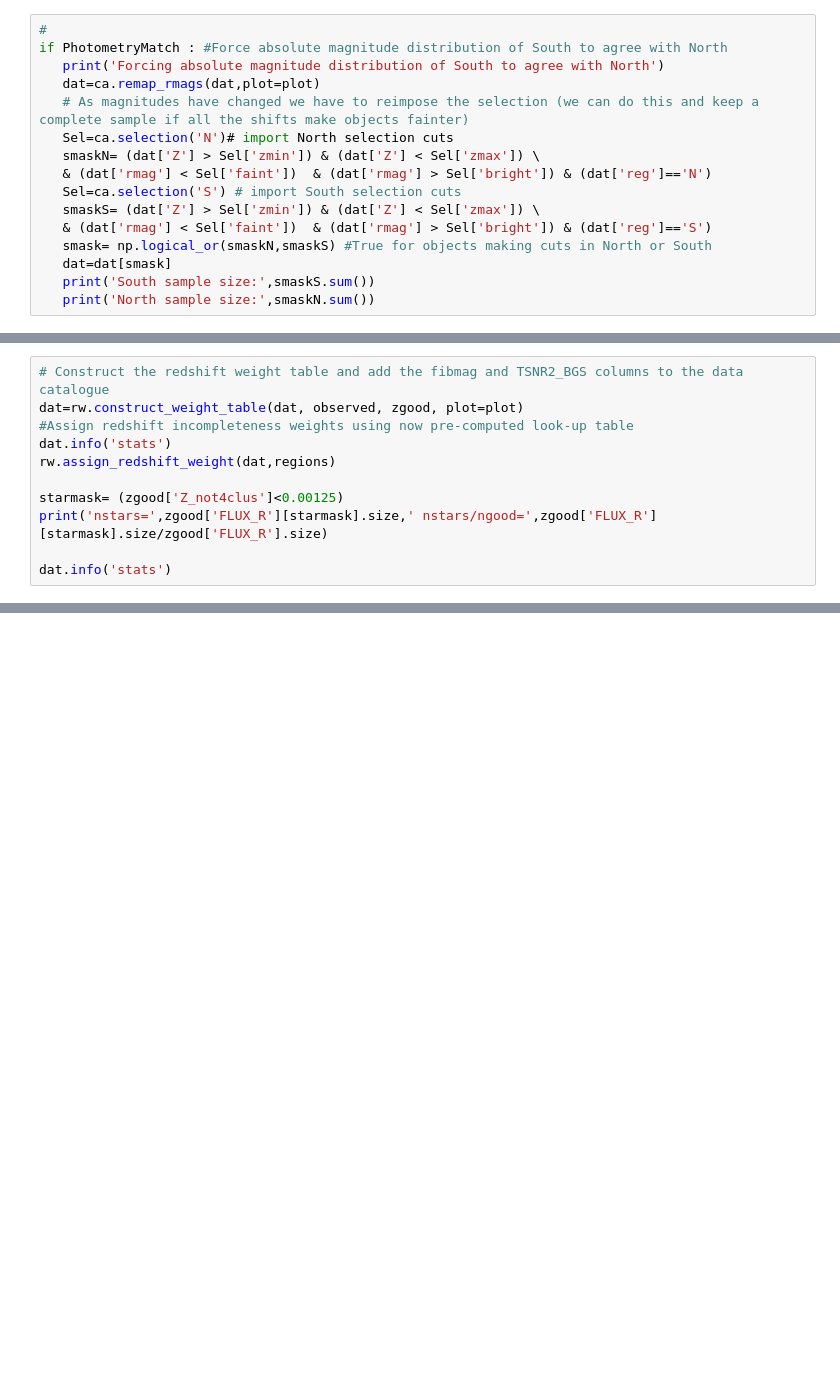
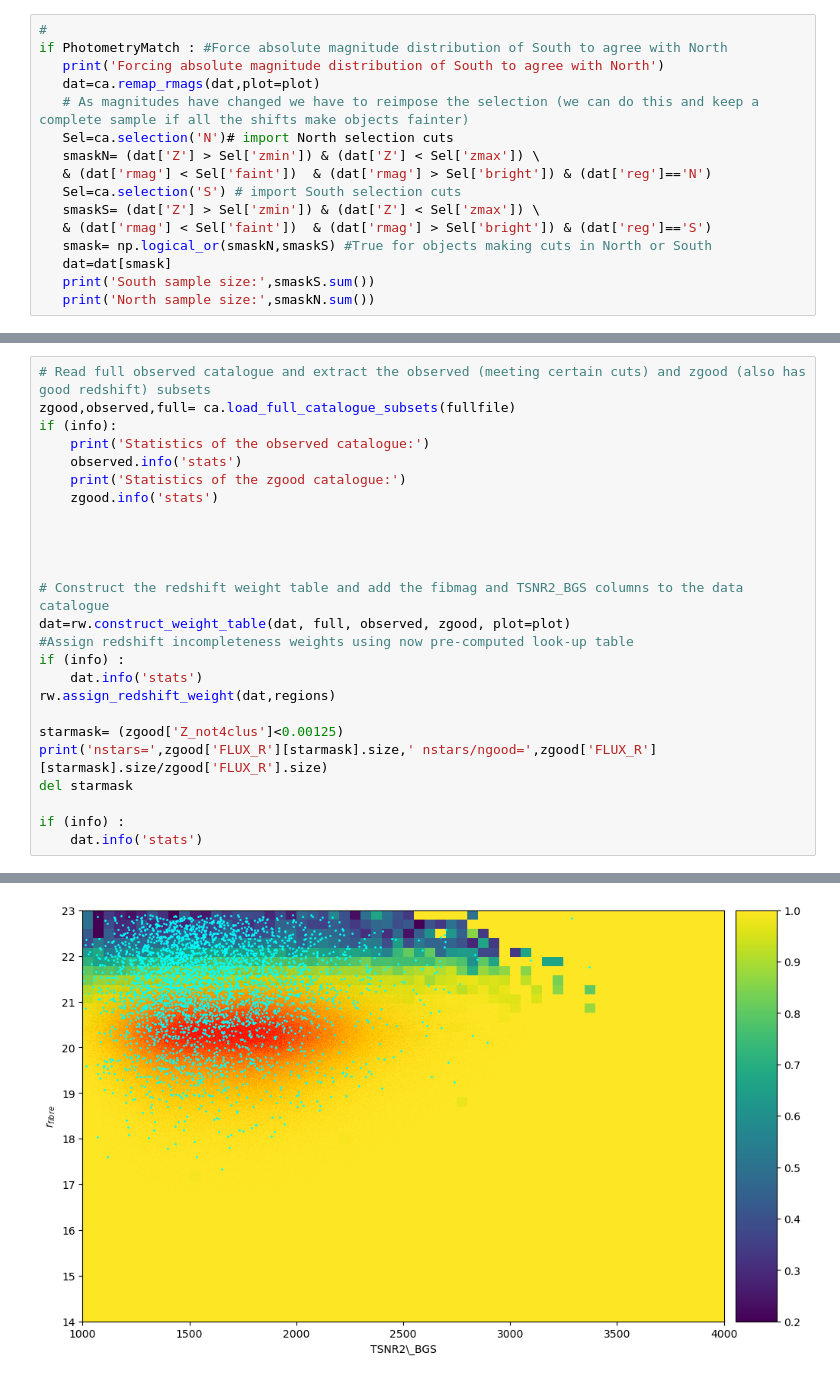
Before and after one commit to ShaunMCole/ShaunColeDESI, a Jupyter notebook: Augment_BGS_cat.ipynb, the cells around one changed output, grey strips where cells are left out. Drawn from its saved outputs; the diff is of its cells as text; blank space fills up the shorter version.

```diff
--- a/Augment_BGS_cat.ipynb
+++ b/Augment_BGS_cat.ipynb
@@ -190,12 +332,26 @@ Using healpix map with NSIDE=32 and pixel area 3.357 sq.deg.
 # %%
+# Read full observed catalogue and extract the observed (meeting certain cuts) and zgood (also has good redshift) subsets
+zgood,observed,full= ca.load_full_catalogue_subsets(fullfile)
+if (info):
+    print('Statistics of the observed catalogue:')
+    observed.info('stats')
+    print('Statistics of the zgood catalogue:')
+    zgood.info('stats')
+
+
+
+
 # Construct the redshift weight table and add the fibmag and TSNR2_BGS columns to the data catalogue
-dat=rw.construct_weight_table(dat, observed, zgood, plot=plot)
+dat=rw.construct_weight_table(dat, full, observed, zgood, plot=plot)
 #Assign redshift incompleteness weights using now pre-computed look-up table
-dat.info('stats')
+if (info) :
+    dat.info('stats')
 rw.assign_redshift_weight(dat,regions)
 
 starmask= (zgood['Z_not4clus']<0.00125)
 print('nstars=',zgood['FLUX_R'][starmask].size,' nstars/ngood=',zgood['FLUX_R'][starmask].size/zgood['FLUX_R'].size)
+del starmask
 
-dat.info('stats')
+if (info) :
+    dat.info('stats')
 # %% [output]
@@ -218,0 +375 @@ WEIGHT_ZLOOKUP_NGP      1.01149   0.0644819            1         6.5
+[figure, added]
```
Also changed, not shown: parts of 36 cells of this notebook, 22 other files.
